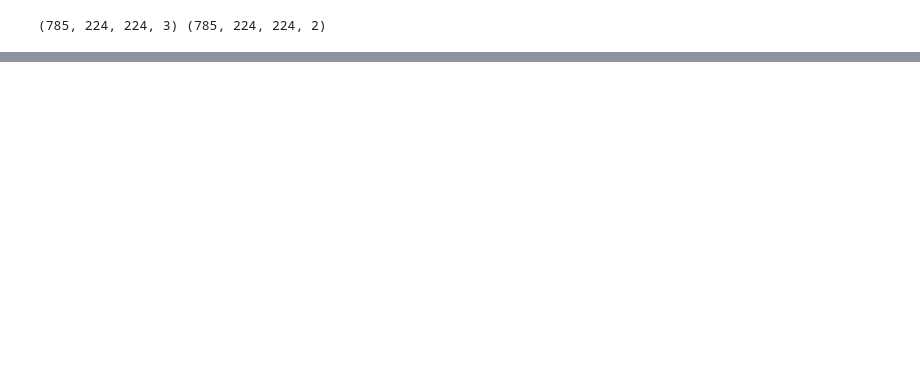
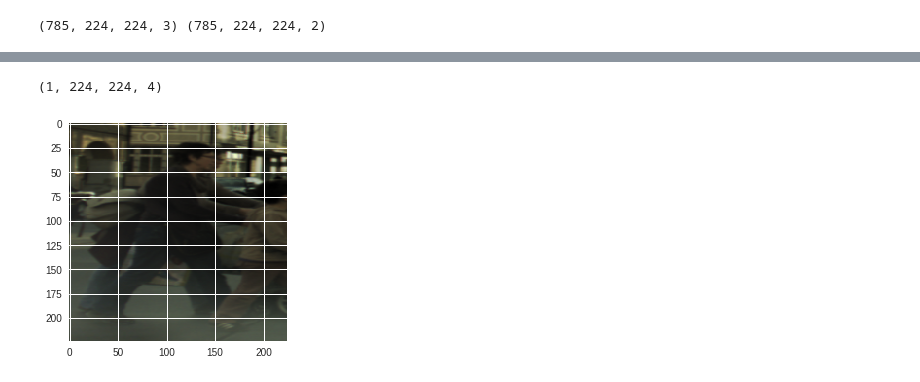
Before and after one commit to adelizer/pedestrians-detection, a Jupyter notebook: notebooks/FCN8_pedestrians.ipynb, the cells around one changed output, grey strips where cells are left out. Drawn from its saved outputs; the diff is of its cells as text; code cells hidden in the pictures; blank space fills up the shorter version.

```diff
--- a/notebooks/FCN8_pedestrians.ipynb
+++ b/notebooks/FCN8_pedestrians.ipynb
@@ -300,0 +296,9 @@ Clipping input data to the valid range for imshow with RGB data ([0..1] for floa
+# %%
+x = resize(cropped, (224,224))
+x = x / 255.
+x = np.expand_dims(x, axis=0)
+
+print(x.shape)
+# %% [output]
+(1, 224, 224, 4)
+[figure, added]
```
Also changed, not shown: parts of 17 cells of this notebook.
